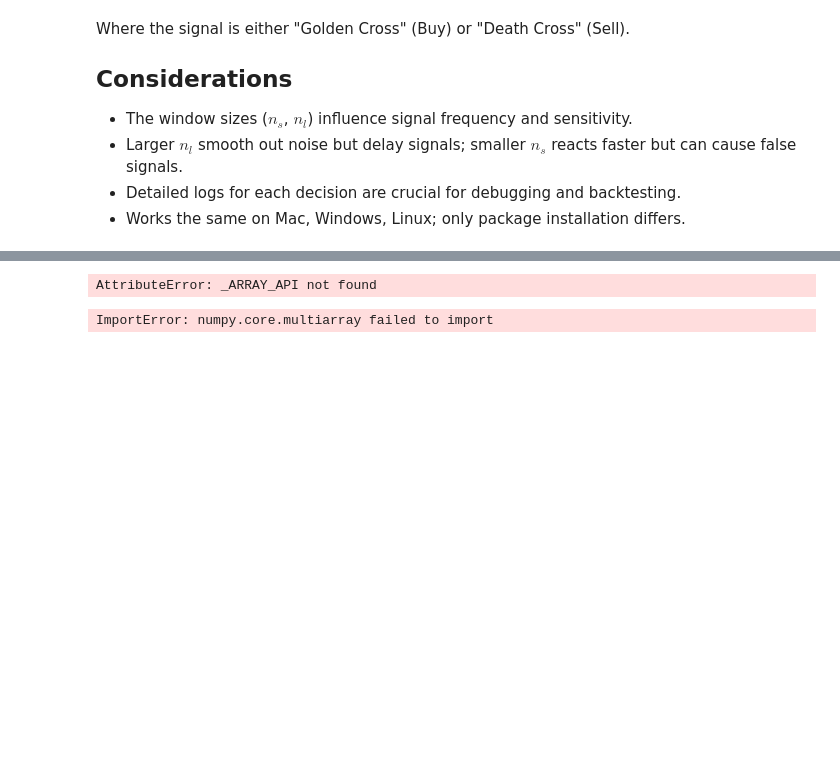
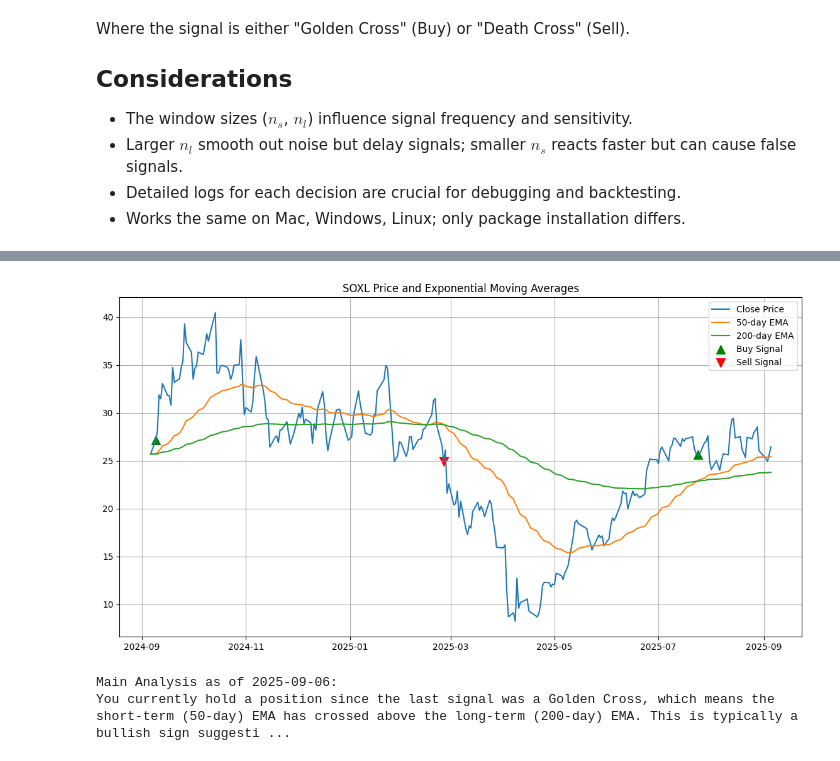
Before and after one commit to lucaslara4/Technical-Analysis, a Jupyter notebook: analisistecnico/mac.ipynb, the cells around one changed output, grey strips where cells are left out. Saved outputs shown, nothing was run; the diff lists cells and outputs as text; code cells hidden in the pictures; blank space fills up the shorter version.

```diff
--- a/analisistecnico/mac.ipynb
+++ b/analisistecnico/mac.ipynb
@@ -49,15 +74,21 @@ Where the signal is either "Golden Cross" (Buy) or "Death Cross" (Sell).
 # %%
+%matplotlib inline
+
 import pandas as pd
 import yfinance as yf
 import matplotlib.pyplot as plt
+import datetime
 
 # Parameters
 ticker = "SOXL"
 short_window = 50
 long_window = 200
 
-# Download historical data (último año)
+# Download historical data (last year)
 data = yf.download(ticker, period="1y", interval="1d", auto_adjust=True, progress=False)
+
+# Diagnostic: print DataFrame columns to check for duplicates or multi-index
+print("Data columns:", data.columns)
 
 if data.empty:
     print(f"No data found for {ticker}. Please check the ticker or data source.")
@@ -78,36 +109,76 @@ else:
         row = data.iloc[i]
         prev = data.iloc[i - 1]
         date = row.name.date()
-        short_ema, long_ema = row['Short_EMA'], row['Long_EMA']
-        prev_short_ema, prev_long_ema = prev['Short_EMA'], prev['Long_EMA']
+
+        # Safely get single scalar values if they are Series
+        def safe_scalar(val):
+            if isinstance(val, pd.Series):
+                return val.iloc[0]
+            return val
+
+        short_ema = safe_scalar(row['Short_EMA'])
+        long_ema = safe_scalar(row['Long_EMA'])
+        prev_short_ema = safe_scalar(prev['Short_EMA'])
+        prev_long_ema = safe_scalar(prev['Long_EMA'])
+        close_price = safe_scalar(row['Close'])
+
         action = ""
 
         if pd.notna(short_ema) and pd.notna(long_ema):
-            # Golden Cross
-            if short_ema > long_ema and prev_short_ema <= prev_long_ema:
+            if float(short_ema) > float(long_ema) and float(prev_short_ema) <= float(prev_long_ema):
                 action = "BUY"
                 in_position = True
-                print(f"{date} | {row['Close']:.2f} | {short_ema:.2f} | {long_ema:.2f} | Golden Cross | {action}")
-                trades.append({'date': date, 'type': 'BUY', 'price': row['Close']})
-            # Death Cross
-            elif short_ema < long_ema and prev_short_ema >= prev_long_ema:
+                print(f"{date} | {float(close_price):.2f} | {float(short_ema):.2f} | {float(long_ema):.2f} | Golden Cross | {action}")
+                trades.append({'date': row.name, 'type': 'BUY', 'price': float(close_price)})
+
+            elif float(short_ema) < float(long_ema) and float(prev_short_ema) >= float(prev_long_ema):
                 if in_position:
                     action = "SELL"
                     in_position = False
-                    print(f"{date} | {row['Close']:.2f} | {short_ema:.2f} | {long_ema:.2f} | Death Cross  | {action}")
-                    trades.append({'date': date, 'type': 'SELL', 'price': row['Close']})
+                    print(f"{date} | {float(close_price):.2f} | {float(short_ema):.2f} | {float(long_ema):.2f} | Death Cross  | {action}")
+                    trades.append({'date': row.name, 'type': 'SELL', 'price': float(close_price)})
 
     print("\nTrade Log:")
     for t in trades:
-        print(f"{t['date']} - {t['type']} at {t['price']}")
+        print(f"{t['date'].date()} - {t['type']} at {t['price']:.2f}")
 
-    # Plot results
+    # Plot the price and EMAs
     plt.figure(figsize=(14, 7))
     plt.plot(data['Close'], label='Close Price')
     plt.plot(data['Short_EMA'], label=f'{short_window}-day EMA')
     plt.plot(data['Long_EMA'], label=f'{long_window}-day EMA')
+
+    buy_dates = [t['date'] for t in trades if t['type'] == 'BUY']
+    buy_prices = [t['price'] for t in trades if t['type'] == 'BUY']
+    sell_dates = [t['date'] for t in trades if t['type'] == 'SELL']
+    sell_prices = [t['price'] for t in trades if t['type'] == 'SELL']
+
+    plt.scatter(buy_dates, buy_prices, marker='^', color='green', s=100, label='Buy Signal')
+    plt.scatter(sell_dates, sell_prices, marker='v', color='red', s=100, label='Sell Signal')
+
     plt.title(f"{ticker} Price and Exponential Moving Averages")
     plt.legend()
     plt.grid(True)
     plt.show()
+
+    # Main analysis and detailed recommendation for today
+    today = datetime.datetime.today().date()
+    if trades:
+        last_trade = trades[-1]
+        if last_trade['type'] == 'BUY':
+            recommendation = ("You currently hold a position since the last signal was a Golden Cross, "
+                              "which means the short-term (50-day) EMA has crossed above the long-term (200-day) EMA. "
+                              "This is typically a bullish sign suggesting an upward trend. "
+                              "Consider holding or adding to your position while monitoring the trend.")
+        else:
+            recommendation = ("You are currently out of the market since the last signal was a Death Cross, "
+                              "indicating the short-term EMA has crossed below the long-term EMA. "
+                              "This is generally considered a bearish indicator suggesting downward momentum. "
+                              "Consider waiting before entering a new position or look for new buy signals.")
+    else:
+        recommendation = ("No trades have been executed yet. Watch the EMAs for crossover signals. "
+                          "A Golden Cross signals a buy opportunity, while a Death Cross signals a potential exit.")
+
+    print(f"\nMain Analysis as of {today}:")
+    print(recommendation)
 # %% [output]
@@ -131,2 +202,3 @@ Traceback (most recent call last):  File "<frozen runpy>", line 198, in _run_mod
+[figure, added]
-AttributeError: _ARRAY_API not found
+Main Analysis as of 2025-09-06:
+You currently hold a position since the last signal was a Golden Cross, which means the short-term (50-day) EMA has crossed above the long-term (200-day) EMA. This is typically a bullish sign suggesti ...
-ImportError: numpy.core.multiarray failed to import
```
Also changed, not shown: parts of 5 cells of this notebook, 1 other file.
